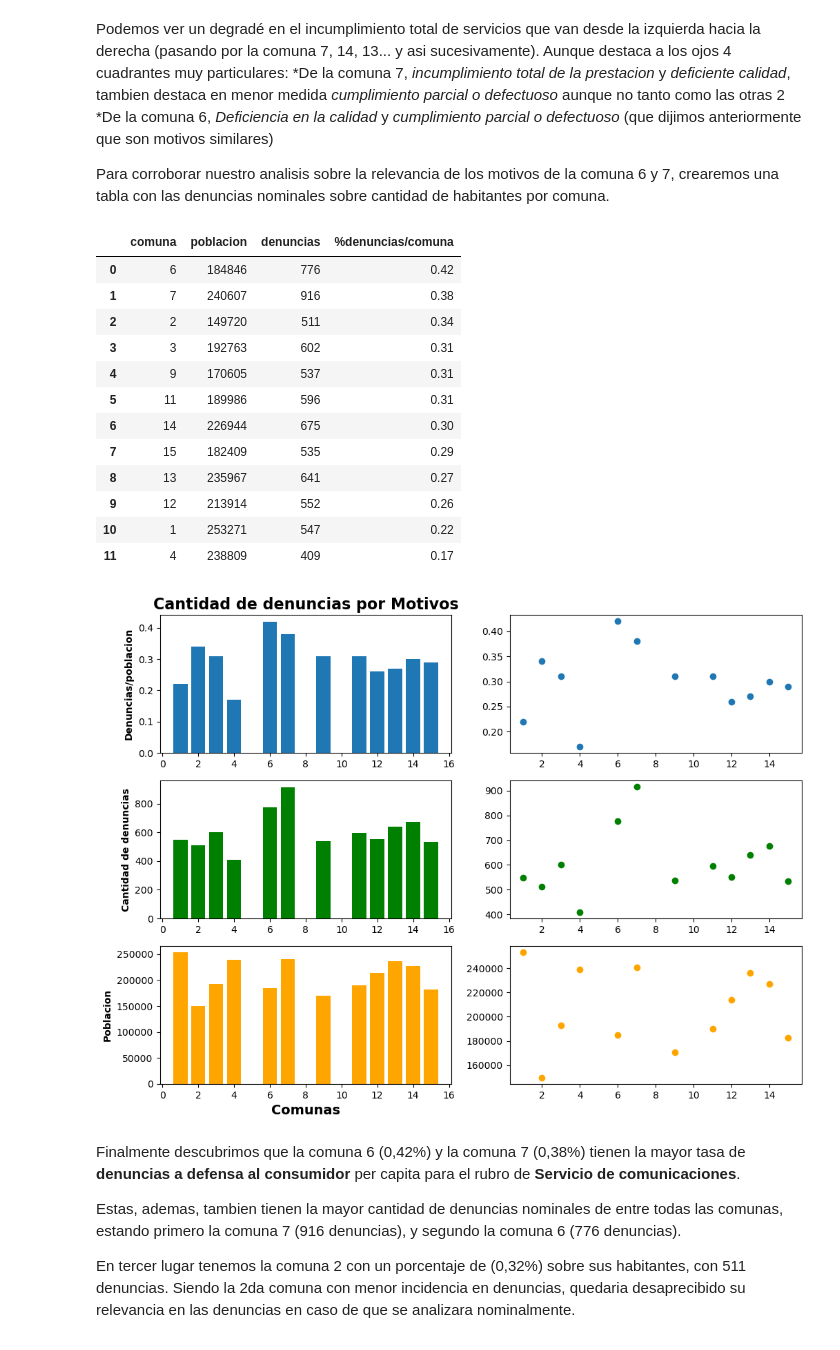
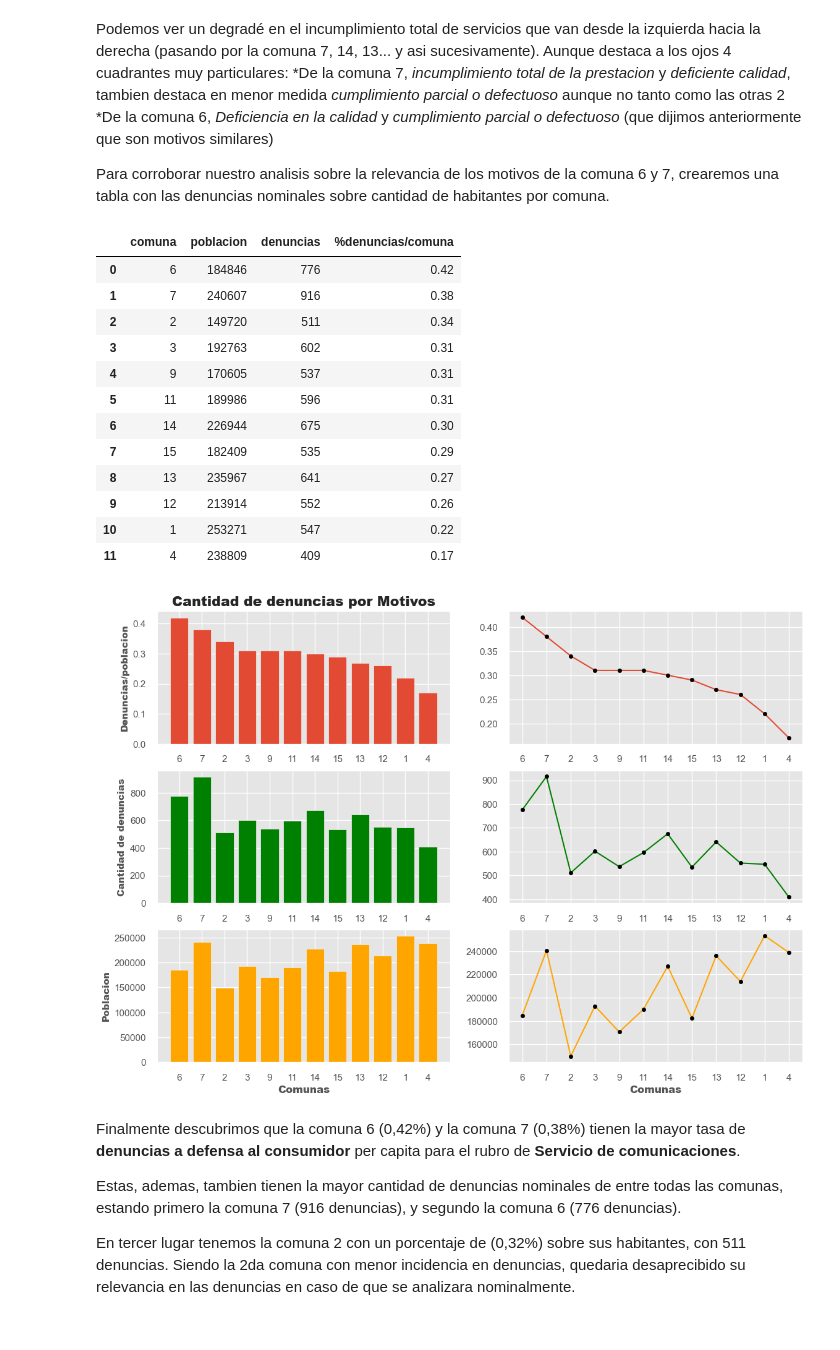
Before and after one commit to romenter/analisis-denuncias-sc, a Jupyter notebook: main.ipynb, the cells around one changed output. Drawn from its saved outputs; the diff is of its cells as text; code cells hidden in the pictures.

```diff
--- a/main.ipynb
+++ b/main.ipynb
@@ -31,6 +31,8 @@ import pandas as pd
 import numpy as np
 import seaborn as sns
 import matplotlib.pyplot as plt
+
+plt.style.use ('ggplot')
 # %% [markdown]
 En nuestra tabla principal tenemos los siguientes conceptos: **denuncias_id, fecha, comuna, motivo_denuncia, rubro**
 
@@ -665,6 +669,9 @@ Estos datos de por si no son relevantes si no se lo contrapone con la poblacion
 
 denuncia_comuna = population_file.merge(comuna_count, left_on='comuna', right_on='comuna')
 denuncia_comuna['%denuncias/comuna'] = round(denuncia_comuna['denuncias']/denuncia_comuna['poblacion'] * 100,2)
+
+denuncia_comuna['comuna'] = denuncia_comuna['comuna'].apply(lambda _: str(_))
+
 
 #--- Ordenamos la tabla de mayor a menor segun las denuncias Reales por comuna (relacion habitantes sobre denuncias)-----
 denuncia_comuna = denuncia_comuna.sort_values(
@@ -754,41 +761,44 @@ axes2[2,0].bar(denuncia_comuna.comuna, denuncia_comuna.poblacion, color='orange'
 
 
 # Grafico
-axes2[0,1].scatter( denuncia_comuna.comuna, denuncia_comuna['%denuncias/comuna'])
-axes2[1,1].scatter( denuncia_comuna.comuna,denuncia_comuna.denuncias, color='green')
-axes2[2,1].scatter(denuncia_comuna.comuna, denuncia_comuna.poblacion, color='orange')
+axes2[0,1].plot( denuncia_comuna.comuna, denuncia_comuna['%denuncias/comuna'], markersize=10, marker='.', markerfacecolor='black')
+axes2[1,1].plot( denuncia_comuna.comuna,denuncia_comuna.denuncias, color='green', markersize=10, marker='.', markerfacecolor='black')
+axes2[2,1].plot(denuncia_comuna.comuna, denuncia_comuna.poblacion, color='orange', markersize=10, marker='.', markerfacecolor='black')
+
+
 
 
 
 #Textos
-axes2[2,0].set_xlabel('Comunas', weight=1000, fontsize=14)
-axes2[0,0].set_ylabel('Denuncias/poblacion', weight=1000)
-axes2[1,0].set_ylabel('Cantidad de denuncias', weight=1000)
-axes2[2,0].set_ylabel('Poblacion', weight=1000)
+axes2[2,0].set_xlabel('Comunas', weight=1000, fontsize=12)
+axes2[2,1].set_xlabel('Comunas', weight=1000, fontsize=12)
+axes2[0,0].set_ylabel('Denuncias/poblacion', weight=1000, fontsize=11)
+axes2[1,0].set_ylabel('Cantidad de denuncias', weight=1000, fontsize=11)
+axes2[2,0].set_ylabel('Poblacion', weight=1000, fontsize=11)
 
 axes2[0,0].set_title('Cantidad de denuncias por Motivos', weight=1000, fontsize=16)
 
 
 
 
 # axes2.plot(motivos_cantidad.index, motivos_cantidad.cantidad,color='gray', marker='.', markerfacecolor='black')
 
 denuncia_comuna
 # %% [output]
 |  | comuna | poblacion | denuncias | %denuncias/comuna |
 | 0 | 6 | 184846 | 776 | 0.42 |
 | 1 | 7 | 240607 | 916 | 0.38 |
 | 2 | 2 | 149720 | 511 | 0.34 |
 | 3 | 3 | 192763 | 602 | 0.31 |
 | 4 | 9 | 170605 | 537 | 0.31 |
 | 5 | 11 | 189986 | 596 | 0.31 |
 | 6 | 14 | 226944 | 675 | 0.30 |
 | 7 | 15 | 182409 | 535 | 0.29 |
 | 8 | 13 | 235967 | 641 | 0.27 |
 | 9 | 12 | 213914 | 552 | 0.26 |
 | 10 | 1 | 253271 | 547 | 0.22 |
 | 11 | 4 | 238809 | 409 | 0.17 |
-[figure, old version]
+[figure, new version]
 # %% [markdown]
 
 
```
Also changed, not shown: parts of 14 cells of this notebook.
